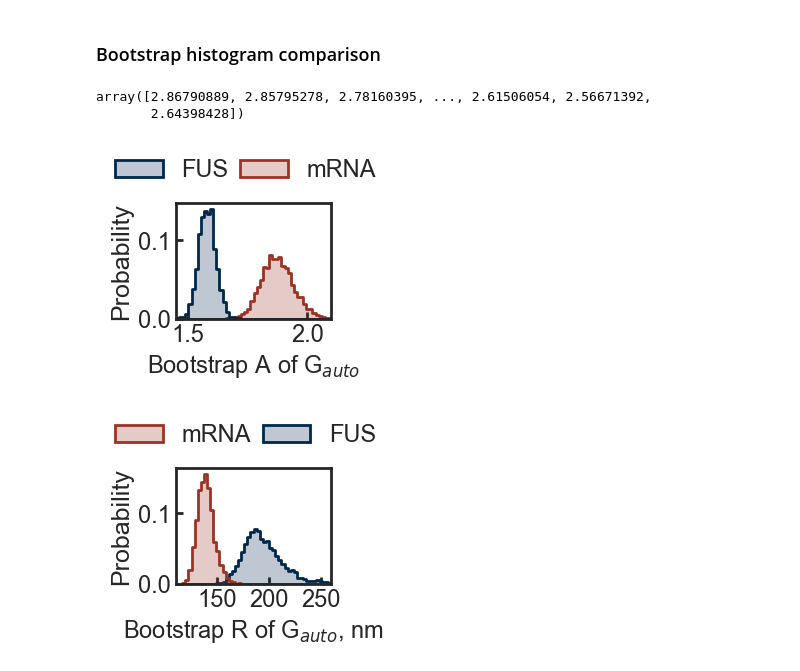
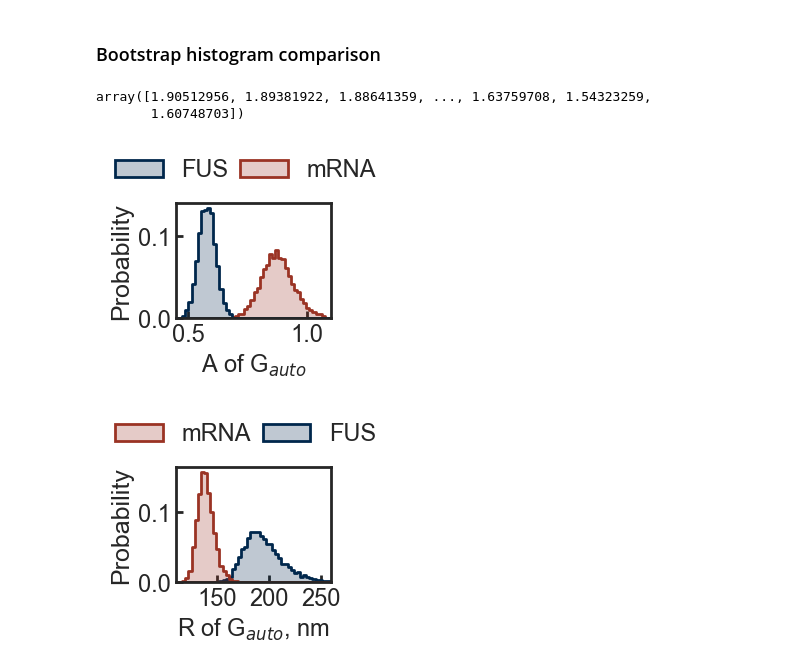
Before and after one commit to walterlab-um/intra_condensate_SPT, a Jupyter notebook: plot_paper_figure/Fig3_FL_FUS_ALEX_PCF.ipynb, the cells around one changed output. Saved outputs shown, nothing was run; the diff lists cells and outputs as text; code cells hidden in the pictures.

Commit message:
incrase to 5000 bootstrap, correct A

```diff
--- a/plot_paper_figure/Fig3_FL_FUS_ALEX_PCF.ipynb
+++ b/plot_paper_figure/Fig3_FL_FUS_ALEX_PCF.ipynb
@@ -111,7 +111,7 @@ def bootstrap(bins, lst_PCF_per_condensate, lst_N_locations, bs_size=30, bs_roun
         A, r0 = popt
         reduced_chi_square = red_chi(bins[1:], A, r0, weighted_mean[1:], weighted_std[1:])
 
-        lst_A.append(A+1)
+        lst_A.append(A)
         lst_r0.append(r0)
         lst_red_chi2.append(reduced_chi_square)
 
@@ -202,7 +202,7 @@ lst_A_FL, lst_r0_FL, lst_red_chi2_FL = bootstrap(
     lst_PCF_per_condensate,
     lst_N_locations,
     30,
-    3000,
+    5000,
 )
 ci_A = (np.percentile(lst_A_FL, 5), np.percentile(lst_A_FL, 95))
 bs_A_mean_FL = np.mean(ci_A)
@@ -228,7 +228,7 @@ lst_A_FUS, lst_r0_FUS, lst_red_chi2_FUS = bootstrap(
     lst_PCF_per_condensate,
     lst_N_locations,
     30,
-    3000,
+    5000,
 )
 ci_A = (np.percentile(lst_A_FUS, 5), np.percentile(lst_A_FUS, 95))
 bs_A_mean_FUS = np.mean(ci_A)
@@ -840,10 +840,10 @@ np.concatenate(
             ]
         )
 # %% [output]
-array([2.86790889, 2.85795278, 2.78160395, ..., 2.61506054, 2.56671392,
-       2.64398428])
+array([1.90512956, 1.89381922, 1.88641359, ..., 1.63759708, 1.54323259,
+       1.60748703])
 # %%
-A_range = (1.45, 2.1)
+A_range = (.45, 1.1)
 df_hist = pd.DataFrame(
     {
         "value": np.concatenate(
@@ -878,35 +878,35 @@ ax = sns.histplot(
 plt.xlim(A_range[0], A_range[1])
 sns.move_legend(
     ax,
     "lower center",
     bbox_to_anchor=(0.45, 1),
     ncol=2,
     title=None,
     frameon=False,
     fontsize=17,
     columnspacing=0.5,
 )
-plt.xlabel("Bootstrap A of G$_{auto}$", fontsize=17)
+plt.xlabel("A of G$_{auto}$", fontsize=17)
 plt.ylabel("Probability", fontsize=18)
 plt.gca().spines[:].set_linewidth(2)
 plt.gca().tick_params(
     axis="both",
     which="major",
     labelsize=17,
     direction="in",
     bottom=True,
     left=True,
     length=5,
     width=2,
 )
 plt.savefig(
     "autoFUS-autoRNA_PCF_" + switch_perLoc_perTrack + "_bootstrap_histo_compare_A.png",
     format="png",
     bbox_inches="tight",
     dpi=300,
 )
 # %% [output]
-[figure, old version]
+[figure, new version]
 # %%
 R_range = (110, 260)
 df_hist = pd.DataFrame(
@@ -946,7 +946,7 @@ sns.move_legend(
     columnspacing=0.5,
 )
 plt.xlim(R_range[0], R_range[1])
-plt.xlabel("Bootstrap R of G$_{auto}$, nm", fontsize=17)
+plt.xlabel("R of G$_{auto}$, nm", fontsize=17)
 plt.ylabel("Probability", fontsize=18)
 plt.gca().spines[:].set_linewidth(2)
 plt.gca().tick_params(
@@ -966,4 +966,4 @@ plt.savefig(
     dpi=300,
 )
 # %% [output]
-[figure, old version]
+[figure, new version]
```
Also changed, not shown: parts of 6 cells of this notebook.
